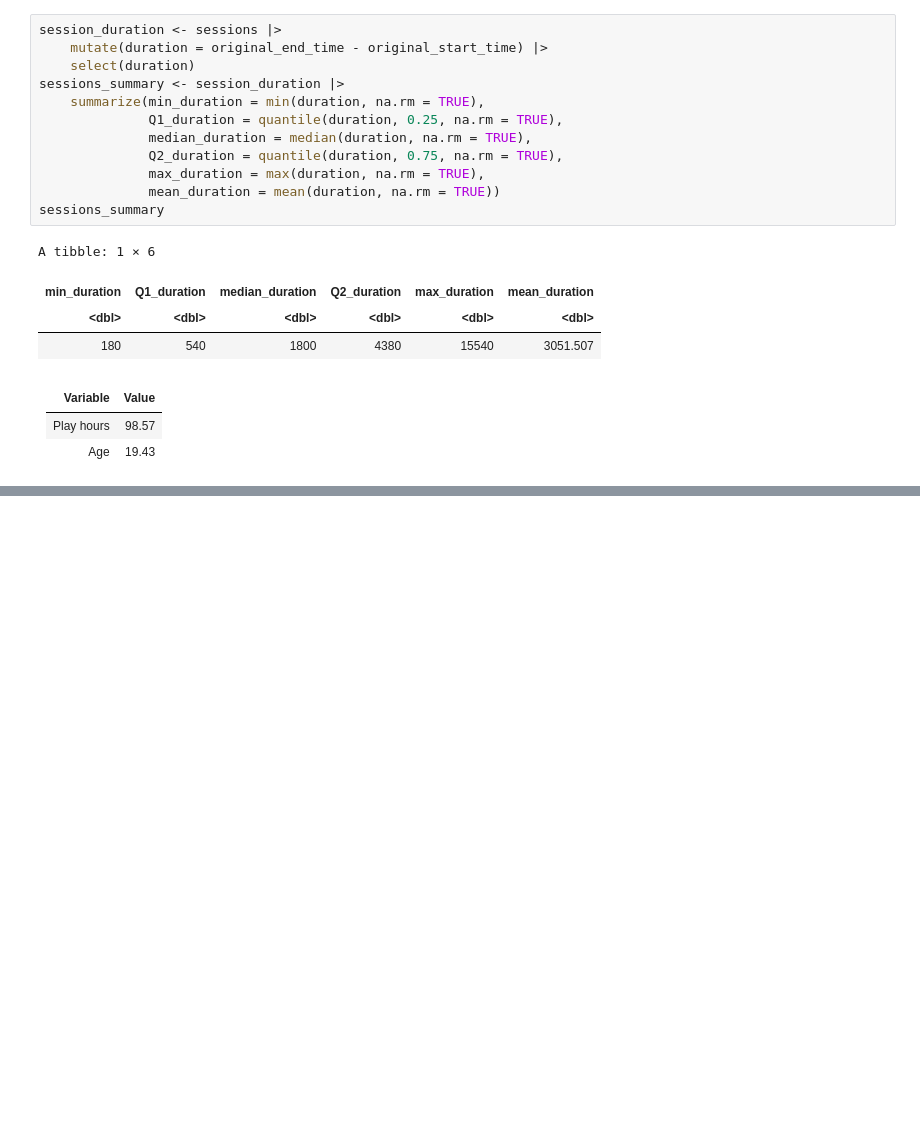
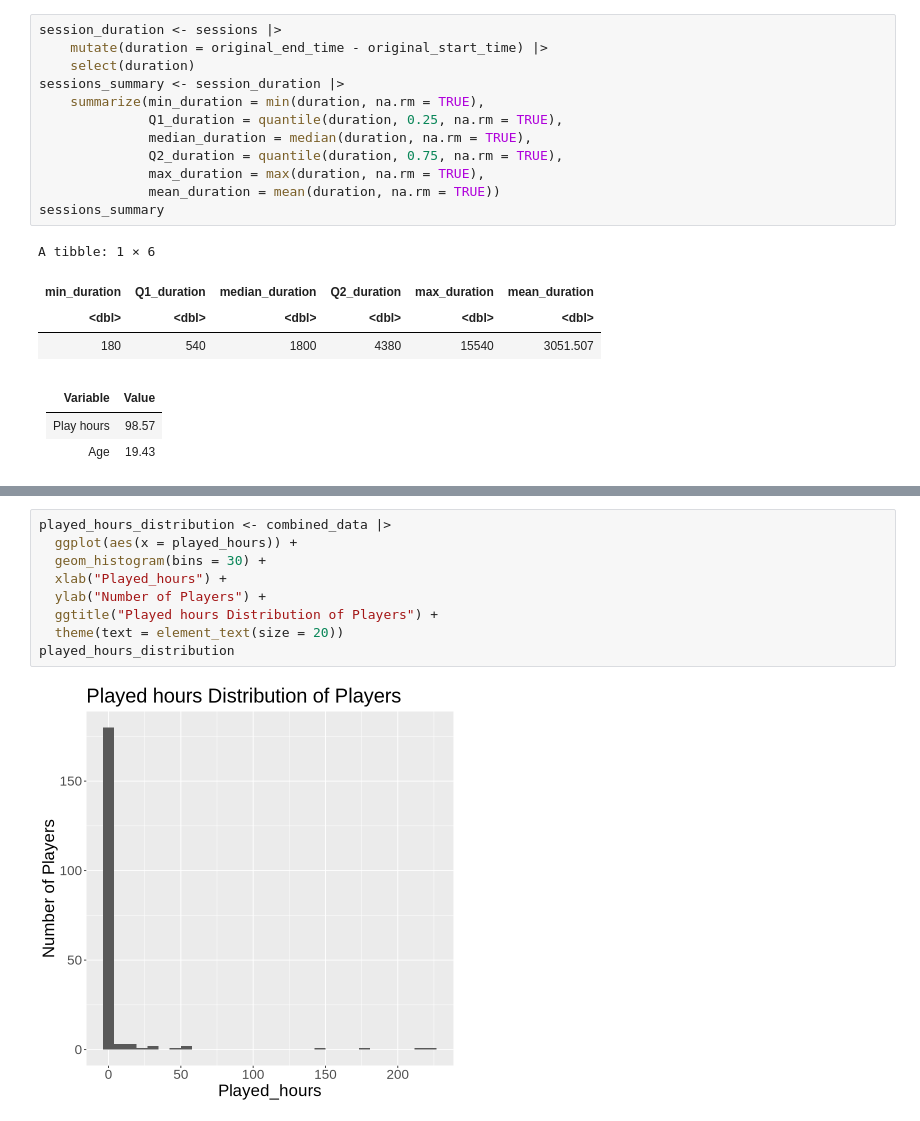
Before and after one commit to xiaoransun63-a11y/dsci100-project, a Jupyter notebook: individual.ipynb, the cells around one changed output, grey strips where cells are left out. Cells and saved outputs as stored; diff of their text form; blank space fills up the shorter version.

```diff
--- a/individual.ipynb
+++ b/individual.ipynb
@@ -233,0 +247,11 @@ A tibble: 1 × 6
+# %%
+played_hours_distribution <- combined_data |>
+  ggplot(aes(x = played_hours)) +
+  geom_histogram(bins = 30) +
+  xlab("Played_hours") +
+  ylab("Number of Players") +
+  ggtitle("Played hours Distribution of Players") +
+  theme(text = element_text(size = 20))
+played_hours_distribution
+# %% [output]
+[figure, added]
```
Also changed, not shown: parts of 2 cells of this notebook.
